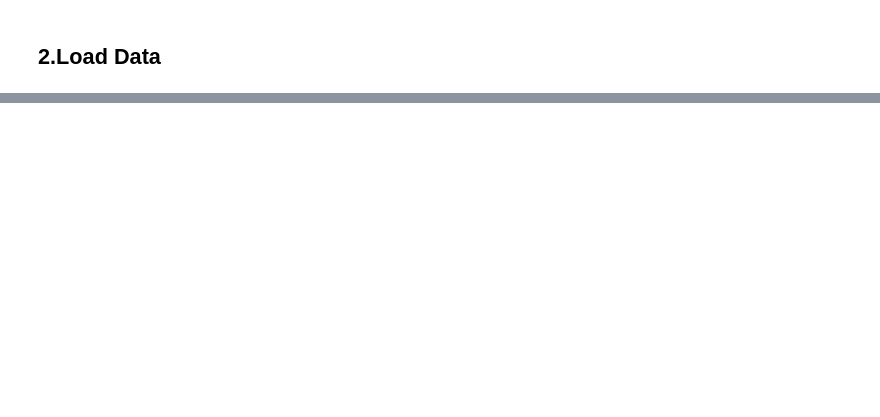
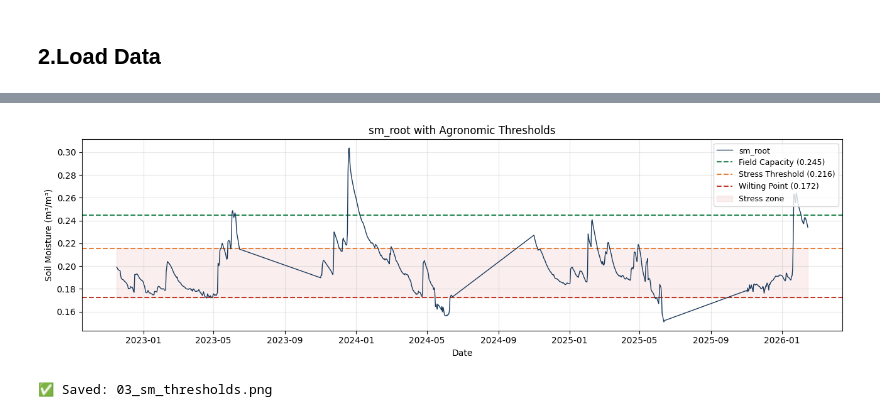
Before and after one commit to Hajer5503/AgriSmart, a Jupyter notebook: modules/irrigation_rl/notebooks/02_data_preparation.ipynb, the cells around one changed output, grey strips where cells are left out. Cells and saved outputs as stored; diff of their text form; code cells hidden in the pictures; blank space fills up the shorter version.

Commit message:
final RL data preparation

```diff
--- a/modules/irrigation_rl/notebooks/02_data_preparation.ipynb
+++ b/modules/irrigation_rl/notebooks/02_data_preparation.ipynb
@@ -374,0 +75,9 @@ files.download("prepared_rl_dataset_extended.csv")
+# %%
+# ── Load weather ──────────────────────────────────────────────────────────
+weather = pd.read_csv("weather.csv", sep=";", skiprows=3)
+weather.columns = weather.columns.str.strip()
+
+print("Weather columns:")
+for c in weather.columns: print(f"  {c}")
+print(f"Date range : {weather['time'].min()} → {weather['time'].max()}")
+print(f"Rows       : {len(weather):,}")
@@ -374,0 +408,19 @@ files.download("prepared_rl_dataset_extended.csv")
+# %%
+FC        = round(df['sm_root'].quantile(0.95), 4)
+WP        = round(df['sm_root'].quantile(0.05), 4)
+MAD       = 0.40
+AW        = round(FC - WP, 4)
+THRESHOLD = round(FC - (MAD * AW), 4)
+
+print("=" * 44)
+print("  SOIL PARAMETERS (derived from data)")
+print("=" * 44)
+print(f"  Field Capacity (FC)    : {FC:.4f} m³/m³")
+print(f"  Wilting Point (WP)     : {WP:.4f} m³/m³")
+print(f"  Available Water (AW)   : {AW:.4f} m³/m³")
+print(f"  MAD                    : {MAD*100:.0f}%")
+print(f"  Stress Threshold       : {THRESHOLD:.4f} m³/m³")
+print("=" * 44)
+print(f"\n  → Irrigate when sm_root < {THRESHOLD:.4f}")
+print(f"  → Soil 'full' at       {FC:.4f}")
+print(f"  → Danger below         {WP:.4f}")
@@ -374,0 +441,20 @@ files.download("prepared_rl_dataset_extended.csv")
+# %%
+# ── Visualise thresholds on sm_root ──────────────────────────────────────
+fig, ax = plt.subplots(figsize=(13, 4))
+
+ax.plot(df['date'], df['sm_root'], color='#1B3A5C', linewidth=1.0, label='sm_root', zorder=3)
+ax.axhline(FC,        color='#2E8B57', linestyle='--', linewidth=1.5, label=f'Field Capacity ({FC:.3f})')
+ax.axhline(THRESHOLD, color='#E8813A', linestyle='--', linewidth=1.5, label=f'Stress Threshold ({THRESHOLD:.3f})')
+ax.axhline(WP,        color='#C0392B', linestyle='--', linewidth=1.5, label=f'Wilting Point ({WP:.3f})')
+ax.fill_between(df['date'], WP, THRESHOLD, alpha=0.08, color='#C0392B', label='Stress zone')
+
+ax.set_xlabel('Date'); ax.set_ylabel('Soil Moisture (m³/m³)')
+ax.set_title('sm_root with Agronomic Thresholds')
+ax.legend(loc='upper right', fontsize=9); ax.grid(True, alpha=0.3)
+plt.tight_layout()
+plt.savefig('03_sm_thresholds.png', dpi=120, bbox_inches='tight')
+plt.show()
+print("✅ Saved: 03_sm_thresholds.png")
+# %% [output]
+[figure, added]
+✅ Saved: 03_sm_thresholds.png
```
Also changed, not shown: parts of 57 cells of this notebook.
